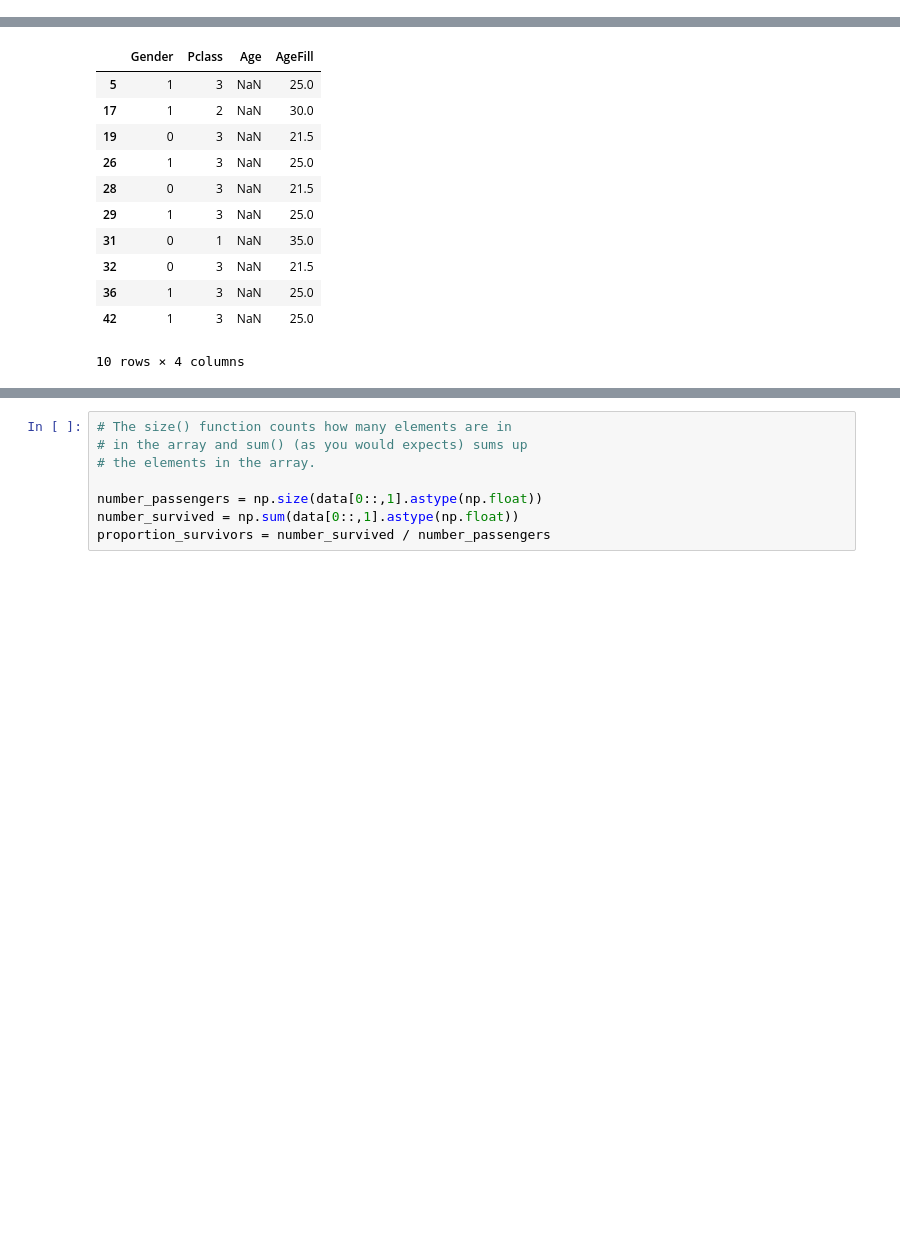
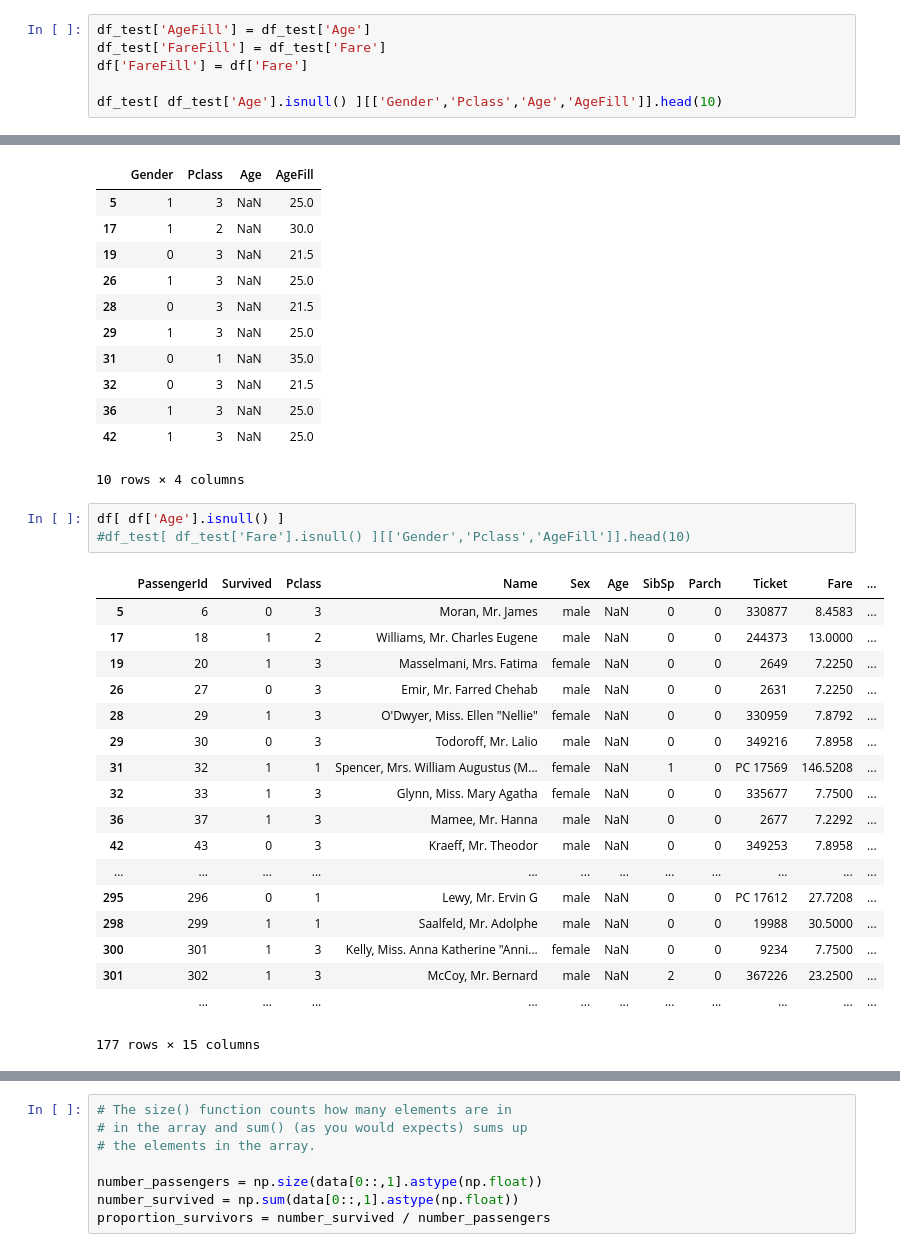
Before and after one commit to idiosyncraticee/kaggle_titanic, a Jupyter notebook: Titanic.ipynb, the cells around one changed output, grey strips where cells are left out. Saved outputs shown, nothing was run; the diff lists cells and outputs as text; blank space fills up the shorter version.

```diff
--- a/Titanic.ipynb
+++ b/Titanic.ipynb
@@ -162,0 +192,6 @@ for i in range(0, 2):
+# %%
+df_test['AgeFill'] = df_test['Age']
+df_test['FareFill'] = df_test['Fare']
+df['FareFill'] = df['Fare']
+
+df_test[ df_test['Age'].isnull() ][['Gender','Pclass','Age','AgeFill']].head(10)
@@ -175,6 +243,28 @@ df[ df['Age'].isnull() ][['Gender','Pclass','Age','AgeFill']].head(10)
 | 36 | 1 | 3 | NaN | 25.0 |
 | 42 | 1 | 3 | NaN | 25.0 |
 10 rows × 4 columns
+# %%
+df[ df['Age'].isnull() ]
+#df_test[ df_test['Fare'].isnull() ][['Gender','Pclass','AgeFill']].head(10)
+# %% [output]
+|  | PassengerId | Survived | Pclass | Name | Sex | Age | SibSp | Parch | Ticket | Fare | ... |
+| 5 | 6 | 0 | 3 | Moran, Mr. James | male | NaN | 0 | 0 | 330877 | 8.4583 | ... |
+| 17 | 18 | 1 | 2 | Williams, Mr. Charles Eugene | male | NaN | 0 | 0 | 244373 | 13.0000 | ... |
+| 19 | 20 | 1 | 3 | Masselmani, Mrs. Fatima | female | NaN | 0 | 0 | 2649 | 7.2250 | ... |
+| 26 | 27 | 0 | 3 | Emir, Mr. Farred Chehab | male | NaN | 0 | 0 | 2631 | 7.2250 | ... |
+| 28 | 29 | 1 | 3 | O'Dwyer, Miss. Ellen "Nellie" | female | NaN | 0 | 0 | 330959 | 7.8792 | ... |
+| 29 | 30 | 0 | 3 | Todoroff, Mr. Lalio | male | NaN | 0 | 0 | 349216 | 7.8958 | ... |
+| 31 | 32 | 1 | 1 | Spencer, Mrs. William Augustus (M... | female | NaN | 1 | 0 | PC 17569 | 146.5208 | ... |
+| 32 | 33 | 1 | 3 | Glynn, Miss. Mary Agatha | female | NaN | 0 | 0 | 335677 | 7.7500 | ... |
+| 36 | 37 | 1 | 3 | Mamee, Mr. Hanna | male | NaN | 0 | 0 | 2677 | 7.2292 | ... |
+| 42 | 43 | 0 | 3 | Kraeff, Mr. Theodor | male | NaN | 0 | 0 | 349253 | 7.8958 | ... |
+| ... | ... | ... | ... | ... | ... | ... | ... | ... | ... | ... | ... |
+| 295 | 296 | 0 | 1 | Lewy, Mr. Ervin G | male | NaN | 0 | 0 | PC 17612 | 27.7208 | ... |
+| 298 | 299 | 1 | 1 | Saalfeld, Mr. Adolphe | male | NaN | 0 | 0 | 19988 | 30.5000 | ... |
+| 300 | 301 | 1 | 3 | Kelly, Miss. Anna Katherine "Anni... | female | NaN | 0 | 0 | 9234 | 7.7500 | ... |
+| 301 | 302 | 1 | 3 | McCoy, Mr. Bernard | male | NaN | 2 | 0 | 367226 | 23.2500 | ... |
+|  | ... | ... | ... | ... | ... | ... | ... | ... | ... | ... | ... |
+177 rows × 15 columns
 # %%
 df['AgeIsNull'] = pd.isnull(df.Age).astype(int)
 df.describe()
```
Also changed, not shown: parts of 27 cells of this notebook.
